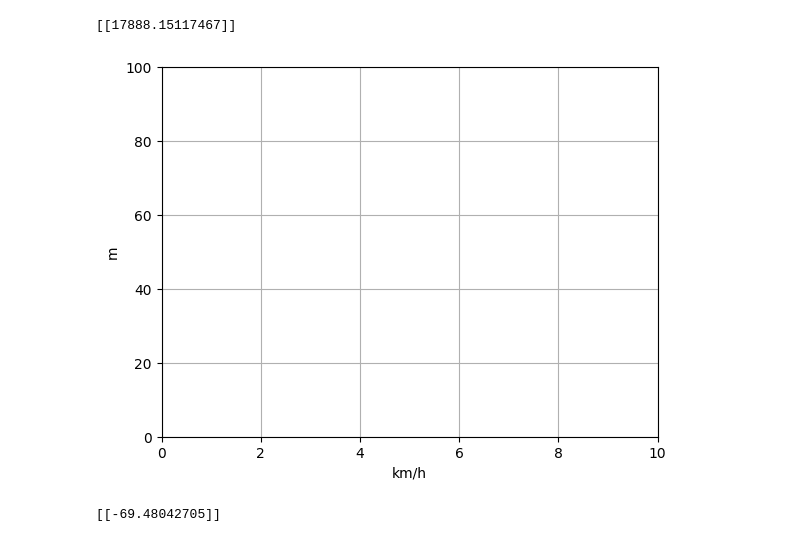
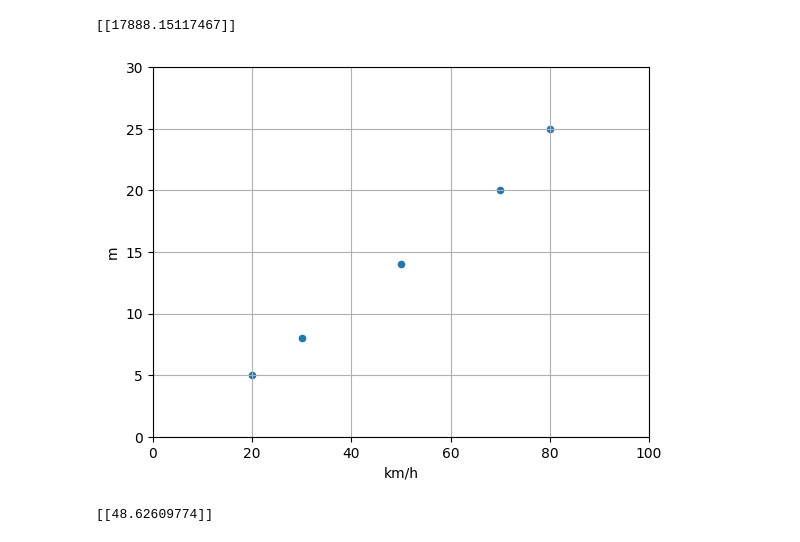
Before and after one commit to secons127/machine-learnig, a Jupyter notebook: homework/240314_Thu_기계학습.ipynb, the cells around one changed output. Saved outputs shown, nothing was run; the diff lists cells and outputs as text; code cells hidden in the pictures.

```diff
--- a/homework/240314_Thu_기계학습.ipynb
+++ b/homework/240314_Thu_기계학습.ipynb
@@ -52,23 +52,23 @@ print(model.predict(x_new))
 # %%
 import matplotlib.pyplot as plt
 import pandas as pd
 from sklearn.linear_model import LinearRegression
 
 lifesat = pd.read_csv("data1.csv")
-x= lifesat[["km/h"]].values
-y = lifesat[["m"]].values
+x= lifesat[["m"]].values
+y = lifesat[["km/h"]].values
 
 lifesat.plot(kind='scatter',grid=True,
              x="km/h", y="m")
-plt.axis([0,10,0,100])
+plt.axis([0,100,0,30]) #그래프 축
 plt.show()
 
 model = LinearRegression()
 
 model.fit(x,y)
 
 x_new = [[10]]
 print(model.predict(x_new))
 # %% [output]
-[figure, old version]
+[figure, new version]
-[[-69.48042705]]
+[[48.62609774]]
```
